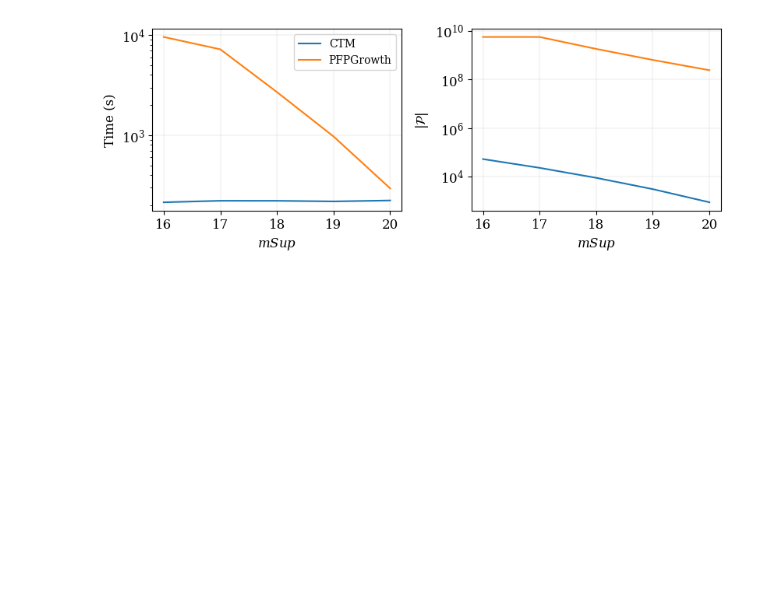
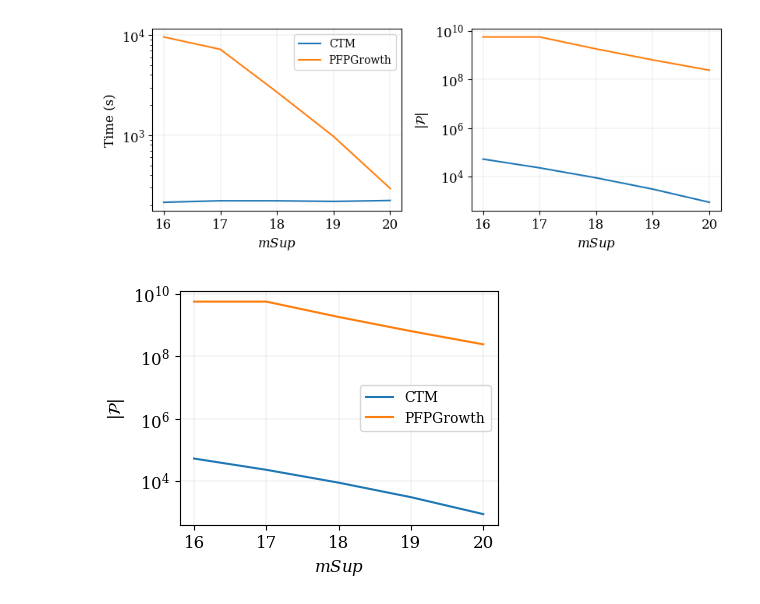
Before and after one commit to w4bo/ctm, a Jupyter notebook: src/main/python/CTM/PFPGrowth.ipynb, the cells around one changed output. Saved outputs shown, nothing was run; the diff lists cells and outputs as text; code cells hidden in the pictures; blank space fills up the shorter version.

Commit message:
update charts

```diff
--- a/src/main/python/CTM/PFPGrowth.ipynb
+++ b/src/main/python/CTM/PFPGrowth.ipynb
@@ -220,3 +220,14 @@ fig.savefig('../../../../output/pfpgrowth.svg')
 fig
 # %% [output]
 [figure]
+# %%
+fig, axs = plt.subplots(1, 1, figsize=figsize11, constrained_layout=True)
+df3.rename(columns={'nitemsets_x': 'PFPGrowth', 'nitemsets_y': 'CTM', 'minsup': '$mSup$'}).plot(fontsize=BIGGER_SIZE, ax=axs, x='$mSup$', y=['CTM', 'PFPGrowth'], logy=True, legend=True)
+default_plotsetup(axs)
+axs.set_ylabel('$|\mathcal{P}|$', fontsize=BIGGER_SIZE)
+axs.set_xlabel('$mSup$',          fontsize=BIGGER_SIZE)
+fig.savefig('../../../../output/pfpgrowth.svg')
+fig.savefig('../../../../output/pfpgrowth.pdf')
+fig
+# %% [output]
+[figure, added]
```
Also changed, not shown: parts of 2 cells of this notebook, 1 other file.
